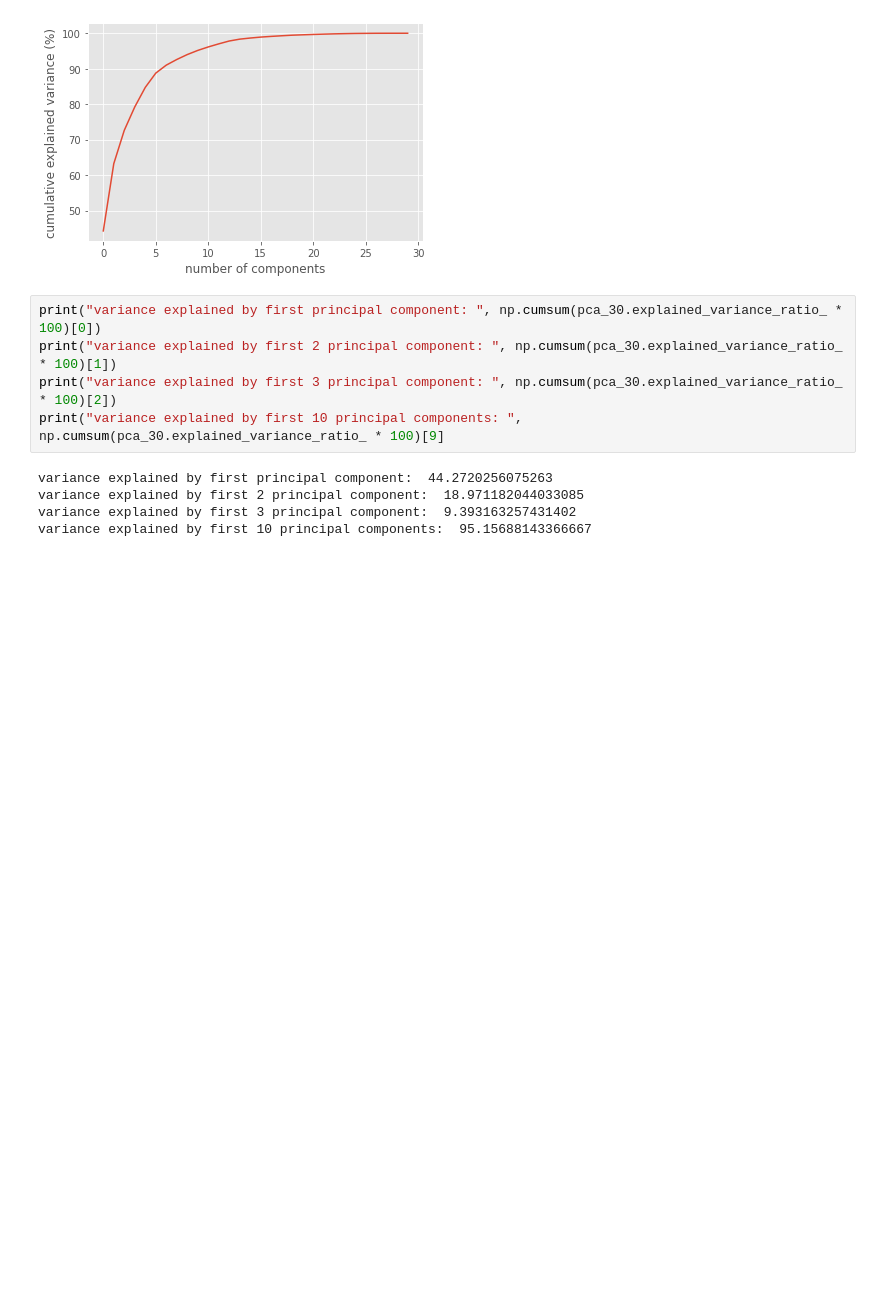
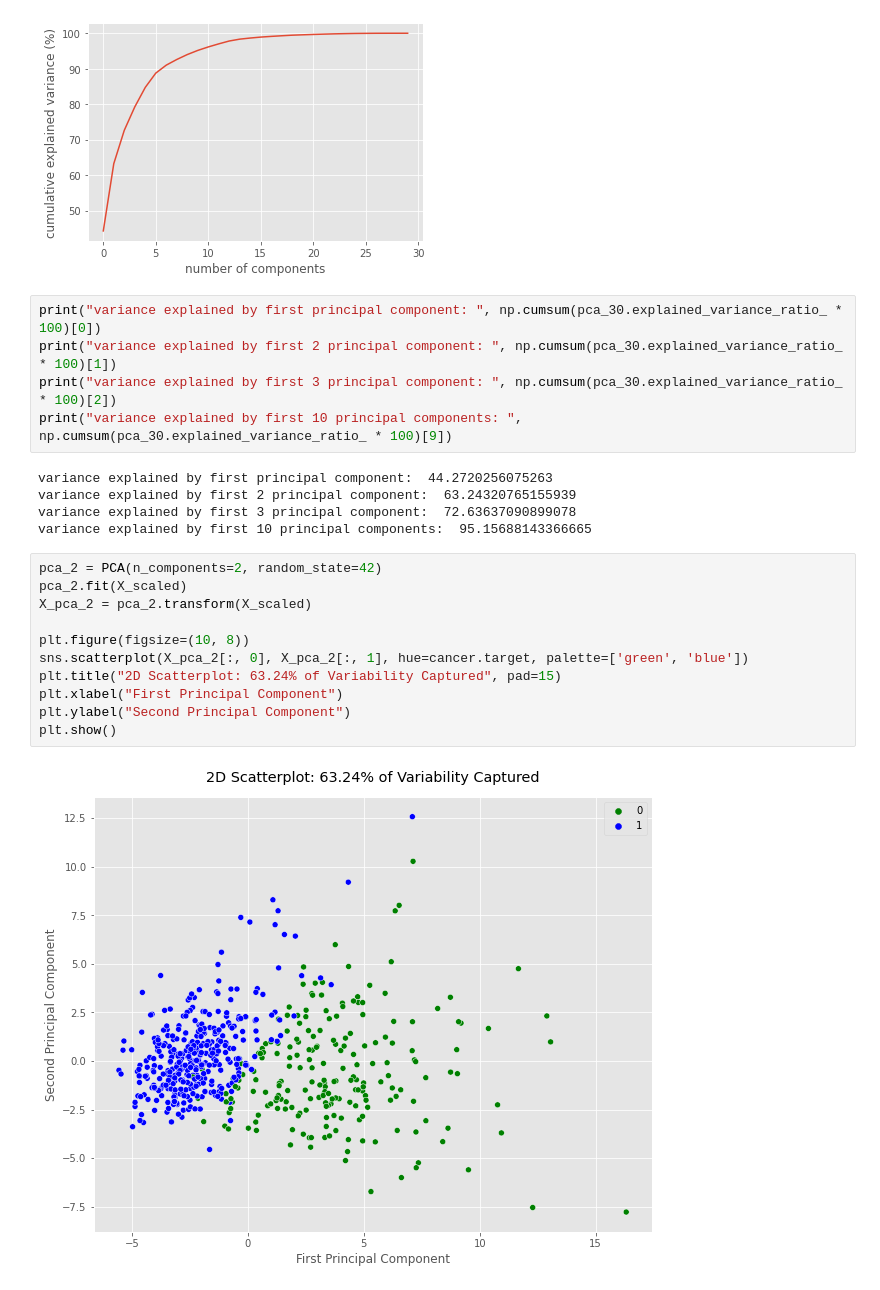
Before and after one commit to rachyharkov/pca-climate-data, a Jupyter notebook: PCA-example-use2.ipynb, the cells around one changed output. Cells and saved outputs as stored; diff of their text form; blank space fills up the shorter version.

```diff
--- a/PCA-example-use2.ipynb
+++ b/PCA-example-use2.ipynb
@@ -85,9 +85,22 @@ plt.show()
 print("variance explained by first principal component: ", np.cumsum(pca_30.explained_variance_ratio_ * 100)[0])
 print("variance explained by first 2 principal component: ", np.cumsum(pca_30.explained_variance_ratio_ * 100)[1])
 print("variance explained by first 3 principal component: ", np.cumsum(pca_30.explained_variance_ratio_ * 100)[2])
-print("variance explained by first 10 principal components: ", np.cumsum(pca_30.explained_variance_ratio_ * 100)[9]
+print("variance explained by first 10 principal components: ", np.cumsum(pca_30.explained_variance_ratio_ * 100)[9])
 # %% [output]
 variance explained by first principal component:  44.2720256075263
-variance explained by first 2 principal component:  18.971182044033085
-variance explained by first 3 principal component:  9.393163257431402
-variance explained by first 10 principal components:  95.15688143366667
+variance explained by first 2 principal component:  63.24320765155939
+variance explained by first 3 principal component:  72.63637090899078
+variance explained by first 10 principal components:  95.15688143366665
+# %%
+pca_2 = PCA(n_components=2, random_state=42)
+pca_2.fit(X_scaled)
+X_pca_2 = pca_2.transform(X_scaled)
+
+plt.figure(figsize=(10, 8))
+sns.scatterplot(X_pca_2[:, 0], X_pca_2[:, 1], hue=cancer.target, palette=['green', 'blue'])
+plt.title("2D Scatterplot: 63.24% of Variability Captured", pad=15)
+plt.xlabel("First Principal Component")
+plt.ylabel("Second Principal Component")
+plt.show()
+# %% [output]
+[figure, added]
```
Also changed, not shown: parts of 2 cells of this notebook, 1 other file.
